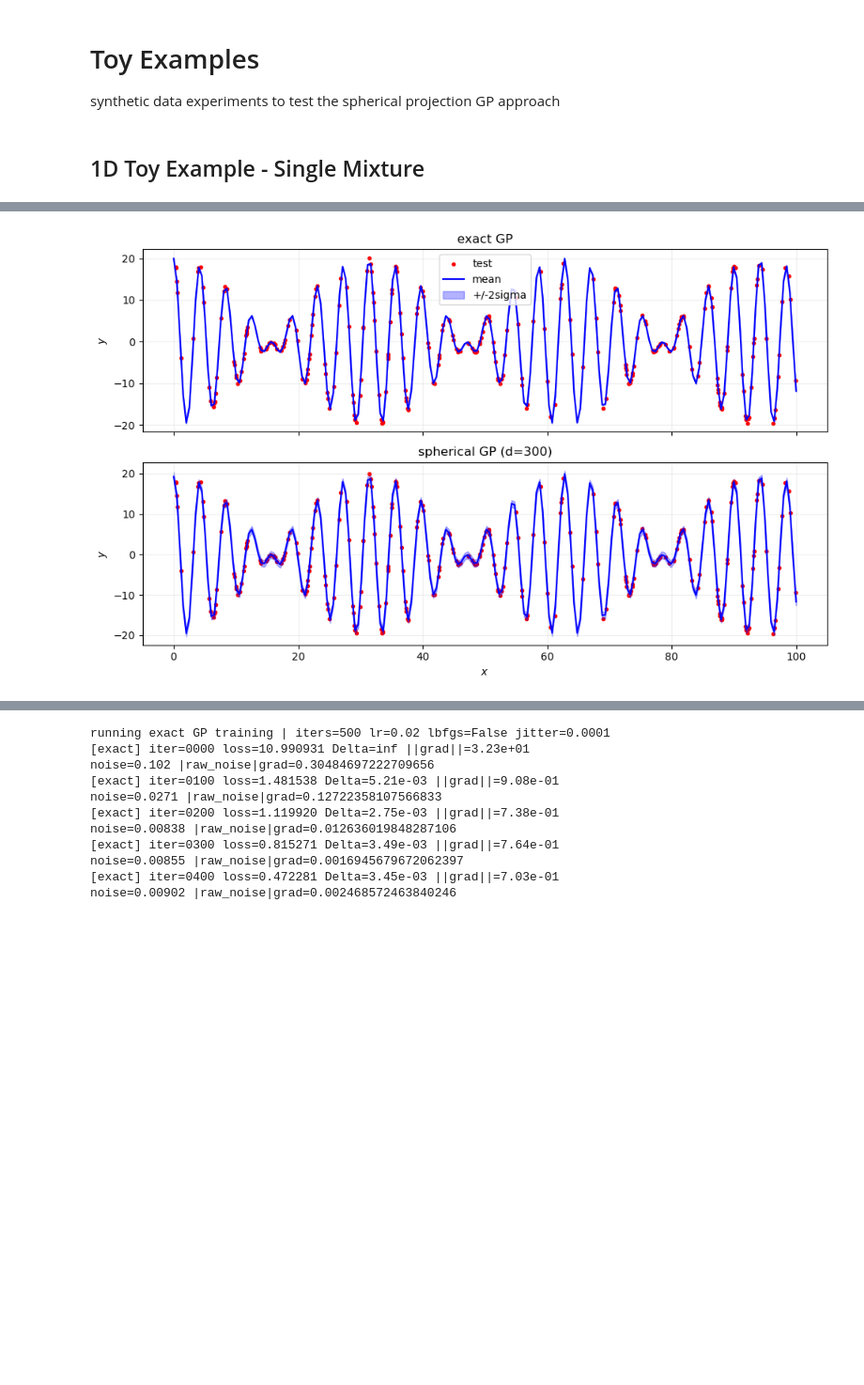
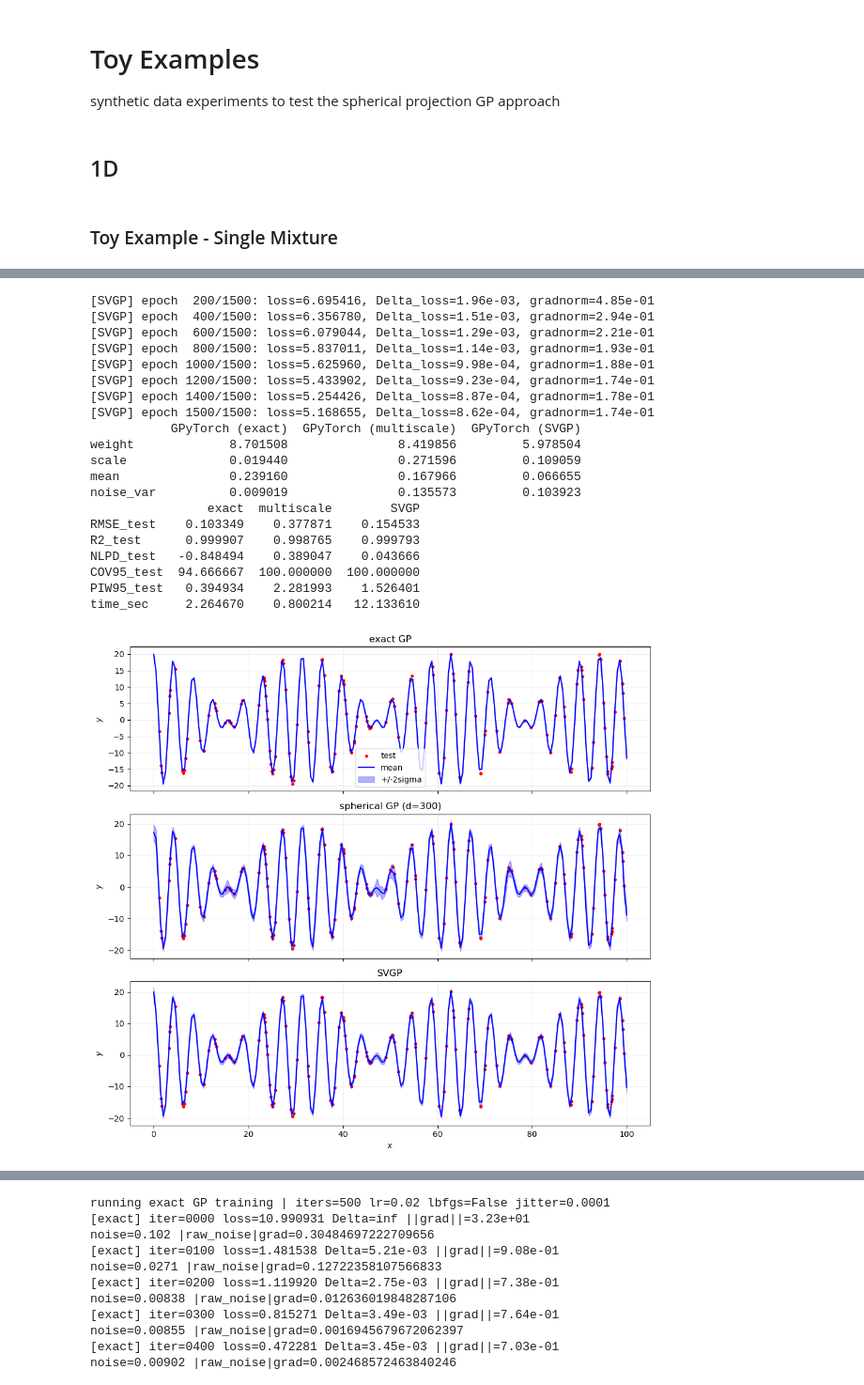
Before and after one commit to ArkinF/GP-Spherical-Projections, a Jupyter notebook: notebooks/01_toy_examples.ipynb, the cells around one changed output, grey strips where cells are left out. Shown at 94% size. Saved outputs shown, nothing was run; the diff lists cells and outputs as text; code cells hidden in the pictures; blank space fills up the shorter version.

```diff
--- a/notebooks/01_toy_examples.ipynb
+++ b/notebooks/01_toy_examples.ipynb
@@ -13,26 +24,16 @@ from src.experiments import run_exact_proj_svgp
 from src.config import TrainCfg
 # %% [markdown]
-## 1D Toy Example - Single Mixture
+## 1D
+# %% [markdown]
+### Toy Example - Single Mixture
 # %%
 # generate toy data with periodic structure
-torch.manual_seed(0)
-np.random.seed(0)
-N = 1000
-x = 100 * np.random.rand(N) + 0.1 * np.random.randn(N)
-y = 20 * np.cos(1.5 * x) * np.cos(0.1 * x) + 0.1 * np.random.randn(N)
-x_plot = np.linspace(0, 100, 200)
-
-n_train = int(0.7*N)
-
-x_train = torch.tensor(x[:n_train], dtype=torch.float32).unsqueeze(-1)
-y_train = torch.tensor(y[:n_train], dtype=torch.float32)
-x_test = torch.tensor(x[n_train:], dtype=torch.float32).unsqueeze(-1)
-y_test = torch.tensor(y[n_train:], dtype=torch.float32)
-
+x_train, y_train, x_test, y_test, x_plot = generate_toy_1d(N=500)
 print(f"train: {len(x_train)}, test: {len(x_test)}")
 
-d_proj = 300
-run_exact_proj_svgp(x_train, y_train, x_test, y_test, d_proj=d_proj, num_mixtures=1,
-                    x_plot=x_plot, add_svgp=False, init_hyps_data=False,
+d_proj = 100
+res_exact, res_proj, res_svgp = run_exact_proj_svgp(x_train, y_train, x_test, y_test, d_proj=d_proj, num_mixtures=1,
+                    x_plot=x_plot, add_svgp=True, init_hyps_data=False,
+                    use_multiscale=True, d_list=[50, 100, 150],
                     savepath='../results/toy_1d_single_mixture.png')
 # %% [output]
@@ -56,2 +57,22 @@ time_sec     5.410436    1.980745
+[SVGP] epoch  200/1500: loss=6.695416, Delta_loss=1.96e-03, gradnorm=4.85e-01
+[SVGP] epoch  400/1500: loss=6.356780, Delta_loss=1.51e-03, gradnorm=2.94e-01
+[SVGP] epoch  600/1500: loss=6.079044, Delta_loss=1.29e-03, gradnorm=2.21e-01
+[SVGP] epoch  800/1500: loss=5.837011, Delta_loss=1.14e-03, gradnorm=1.93e-01
+[SVGP] epoch 1000/1500: loss=5.625960, Delta_loss=9.98e-04, gradnorm=1.88e-01
+[SVGP] epoch 1200/1500: loss=5.433902, Delta_loss=9.23e-04, gradnorm=1.74e-01
+[SVGP] epoch 1400/1500: loss=5.254426, Delta_loss=8.87e-04, gradnorm=1.78e-01
+[SVGP] epoch 1500/1500: loss=5.168655, Delta_loss=8.62e-04, gradnorm=1.74e-01
+           GPyTorch (exact)  GPyTorch (multiscale)  GPyTorch (SVGP)
+weight             8.701508               8.419856         5.978504
+scale              0.019440               0.271596         0.109059
+mean               0.239160               0.167966         0.066655
+noise_var          0.009019               0.135573         0.103923
+                exact  multiscale        SVGP
+RMSE_test    0.103349    0.377871    0.154533
+R2_test      0.999907    0.998765    0.999793
+NLPD_test   -0.848494    0.389047    0.043666
+COV95_test  94.666667  100.000000  100.000000
+PIW95_test   0.394934    2.281993    1.526401
+time_sec     2.264670    0.800214   12.133610
-[figure, old version]
+[figure, new version]
 # %% [markdown]
```
Also changed, not shown: parts of 9 cells of this notebook, 23 other files.
